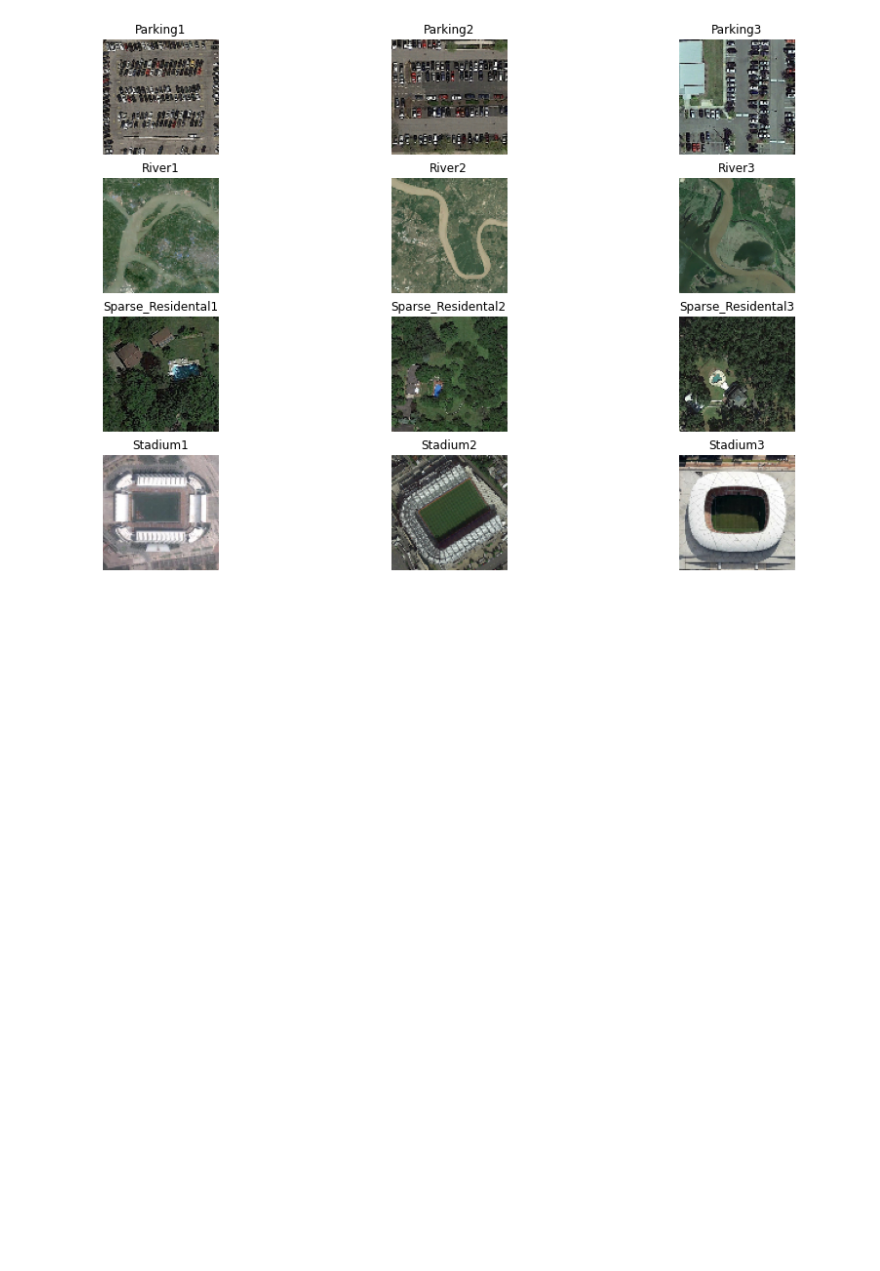
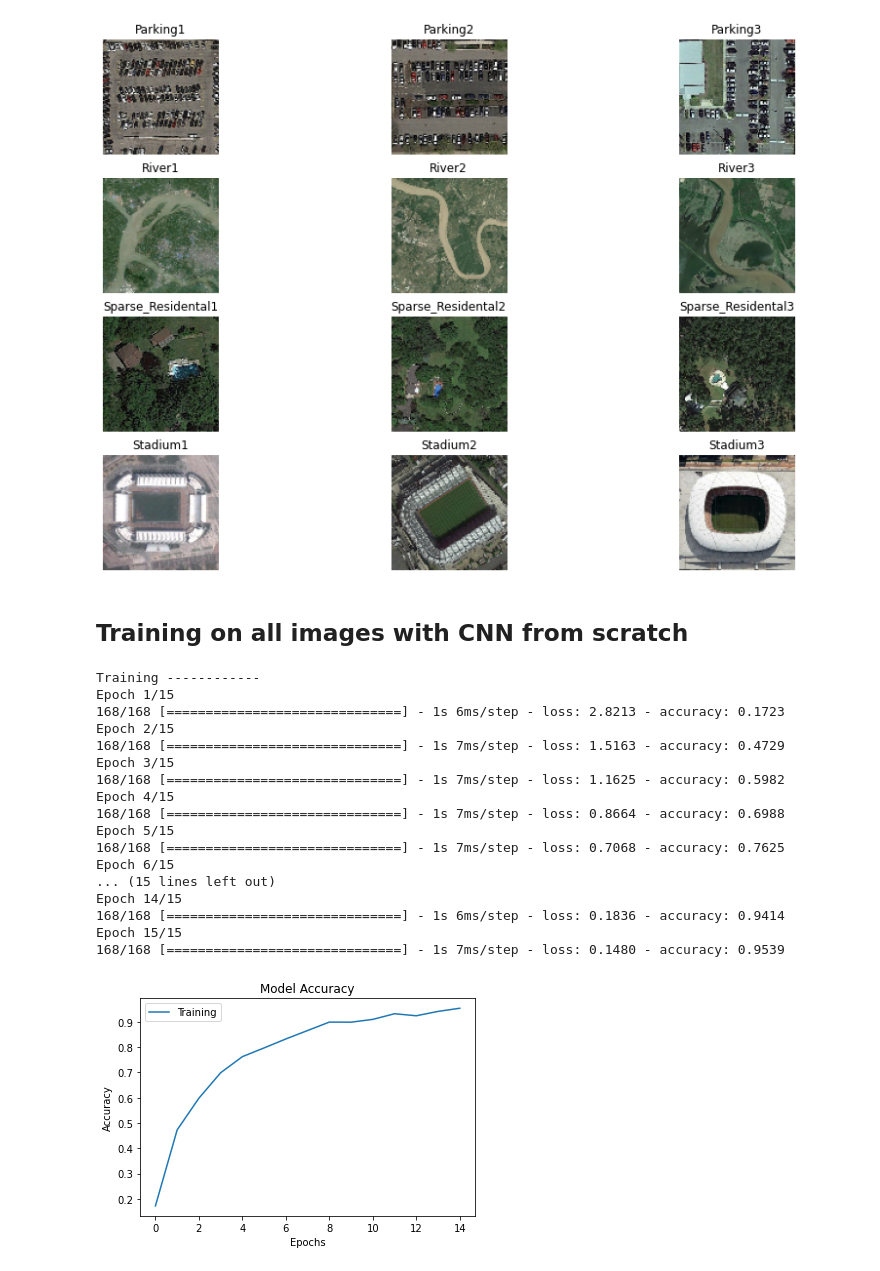
Before and after one commit to Michelle584/Final-Project-Pattern-Rec, a Jupyter notebook: Training.ipynb, the cells around one changed output. Saved outputs shown, nothing was run; the diff lists cells and outputs as text; code cells hidden in the pictures; blank space fills up the shorter version.

Commit message:
Added scratch trained neural network

```diff
--- a/Training.ipynb
+++ b/Training.ipynb
@@ -159 +191,25 @@ def train_transfer_learning_CNN(num_of_classes,save_file_as,data_train, labels_t
+# %% [markdown]
+## Training on all images with CNN from scratch
+# %%
+if os.path.isfile('scratch_trained_cnn.hdf5')==False:
+    train_scratch_CNN(num_of_output_classes,'scratch_trained_cnn.hdf5',X_train_preprocess,t_train)
+# %% [output]
+Training ------------
+Epoch 1/15
+168/168 [==============================] - 1s 6ms/step - loss: 2.8213 - accuracy: 0.1723
+Epoch 2/15
+168/168 [==============================] - 1s 7ms/step - loss: 1.5163 - accuracy: 0.4729
+Epoch 3/15
+168/168 [==============================] - 1s 7ms/step - loss: 1.1625 - accuracy: 0.5982
+Epoch 4/15
+168/168 [==============================] - 1s 7ms/step - loss: 0.8664 - accuracy: 0.6988
+Epoch 5/15
+168/168 [==============================] - 1s 7ms/step - loss: 0.7068 - accuracy: 0.7625
+Epoch 6/15
+... (15 lines left out)
+Epoch 14/15
+168/168 [==============================] - 1s 6ms/step - loss: 0.1836 - accuracy: 0.9414
+Epoch 15/15
+168/168 [==============================] - 1s 7ms/step - loss: 0.1480 - accuracy: 0.9539
+[figure, added]
 # %% [markdown]
```
Also changed, not shown: parts of 6 cells of this notebook, 2 other files.
